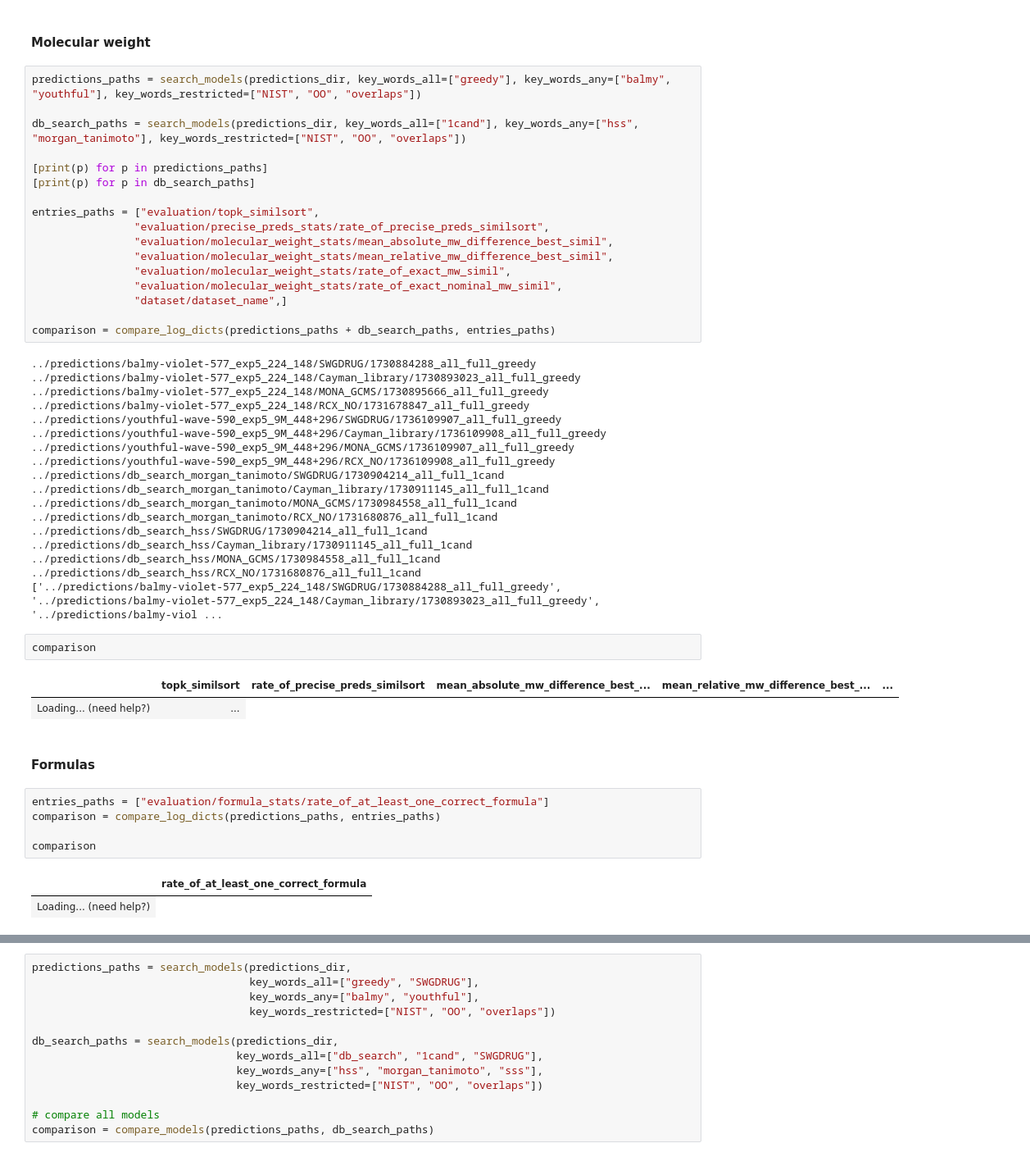
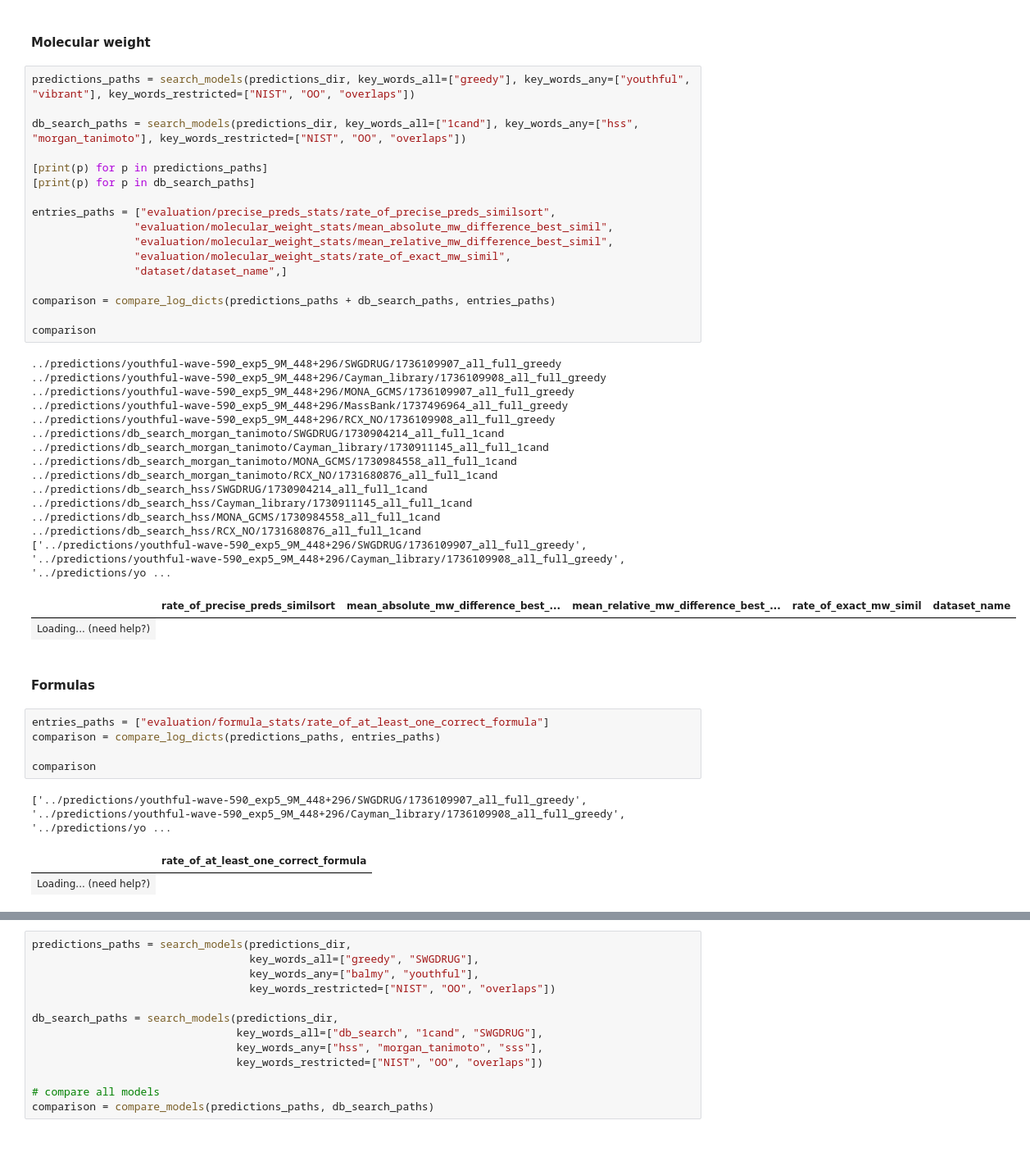
Before and after one commit to ljocha/gc-ms_bart, a Jupyter notebook: notebooks/compare_models_interactive.ipynb, the cells around one changed output, grey strips where cells are left out. Shown at 82% size. Saved outputs shown, nothing was run; the diff lists cells and outputs as text.

```diff
--- a/notebooks/compare_models_interactive.ipynb
+++ b/notebooks/compare_models_interactive.ipynb
@@ -47,45 +47,39 @@ The predictions don't have to be on the same dataset.
 # %% [markdown]
 #### Molecular weight
 # %%
-predictions_paths = search_models(predictions_dir, key_words_all=["greedy"], key_words_any=["balmy", "youthful"], key_words_restricted=["NIST", "OO", "overlaps"])
+predictions_paths = search_models(predictions_dir, key_words_all=["greedy"], key_words_any=["youthful", "vibrant"], key_words_restricted=["NIST", "OO", "overlaps"])
 
 db_search_paths = search_models(predictions_dir, key_words_all=["1cand"], key_words_any=["hss", "morgan_tanimoto"], key_words_restricted=["NIST", "OO", "overlaps"])
 
 [print(p) for p in predictions_paths]
 [print(p) for p in db_search_paths]
 
-entries_paths = ["evaluation/topk_similsort",
-                "evaluation/precise_preds_stats/rate_of_precise_preds_similsort",
+entries_paths = ["evaluation/precise_preds_stats/rate_of_precise_preds_similsort",
                 "evaluation/molecular_weight_stats/mean_absolute_mw_difference_best_simil",
                 "evaluation/molecular_weight_stats/mean_relative_mw_difference_best_simil",
                 "evaluation/molecular_weight_stats/rate_of_exact_mw_simil",
-                "evaluation/molecular_weight_stats/rate_of_exact_nominal_mw_simil",
                 "dataset/dataset_name",]
 
 comparison = compare_log_dicts(predictions_paths + db_search_paths, entries_paths)
+
+comparison
 # %% [output]
-../predictions/balmy-violet-577_exp5_224_148/SWGDRUG/1730884288_all_full_greedy
-../predictions/balmy-violet-577_exp5_224_148/Cayman_library/1730893023_all_full_greedy
-../predictions/balmy-violet-577_exp5_224_148/MONA_GCMS/1730895666_all_full_greedy
-../predictions/balmy-violet-577_exp5_224_148/RCX_NO/1731678847_all_full_greedy
 ../predictions/youthful-wave-590_exp5_9M_448+296/SWGDRUG/1736109907_all_full_greedy
 ../predictions/youthful-wave-590_exp5_9M_448+296/Cayman_library/1736109908_all_full_greedy
 ../predictions/youthful-wave-590_exp5_9M_448+296/MONA_GCMS/1736109907_all_full_greedy
+../predictions/youthful-wave-590_exp5_9M_448+296/MassBank/1737496964_all_full_greedy
 ../predictions/youthful-wave-590_exp5_9M_448+296/RCX_NO/1736109908_all_full_greedy
 ../predictions/db_search_morgan_tanimoto/SWGDRUG/1730904214_all_full_1cand
 ../predictions/db_search_morgan_tanimoto/Cayman_library/1730911145_all_full_1cand
 ../predictions/db_search_morgan_tanimoto/MONA_GCMS/1730984558_all_full_1cand
 ../predictions/db_search_morgan_tanimoto/RCX_NO/1731680876_all_full_1cand
 ../predictions/db_search_hss/SWGDRUG/1730904214_all_full_1cand
 ../predictions/db_search_hss/Cayman_library/1730911145_all_full_1cand
 ../predictions/db_search_hss/MONA_GCMS/1730984558_all_full_1cand
 ../predictions/db_search_hss/RCX_NO/1731680876_all_full_1cand
-['../predictions/balmy-violet-577_exp5_224_148/SWGDRUG/1730884288_all_full_greedy', '../predictions/balmy-violet-577_exp5_224_148/Cayman_library/1730893023_all_full_greedy', '../predictions/balmy-viol ...
+['../predictions/youthful-wave-590_exp5_9M_448+296/SWGDRUG/1736109907_all_full_greedy', '../predictions/youthful-wave-590_exp5_9M_448+296/Cayman_library/1736109908_all_full_greedy', '../predictions/yo ...
+|  | rate_of_precise_preds_similsort | mean_absolute_mw_difference_best_... | mean_relative_mw_difference_best_... | rate_of_exact_mw_simil | dataset_name |
+| Loading... (need help?) |
-# %%
-comparison
-# %% [output]
-|  | topk_similsort | rate_of_precise_preds_similsort | mean_absolute_mw_difference_best_... | mean_relative_mw_difference_best_... | ... |
-| Loading... (need help?) | ... |
 # %% [markdown]
 #### Formulas
 # %%
@@ -94,6 +88,7 @@ comparison = compare_log_dicts(predictions_paths, entries_paths)
 
 comparison
 # %% [output]
+['../predictions/youthful-wave-590_exp5_9M_448+296/SWGDRUG/1736109907_all_full_greedy', '../predictions/youthful-wave-590_exp5_9M_448+296/Cayman_library/1736109908_all_full_greedy', '../predictions/yo ...
 |  | rate_of_at_least_one_correct_formula |
 | Loading... (need help?) |
 # %% [markdown]
```
Also changed, not shown: parts of 5 cells of this notebook, 3 other files.
